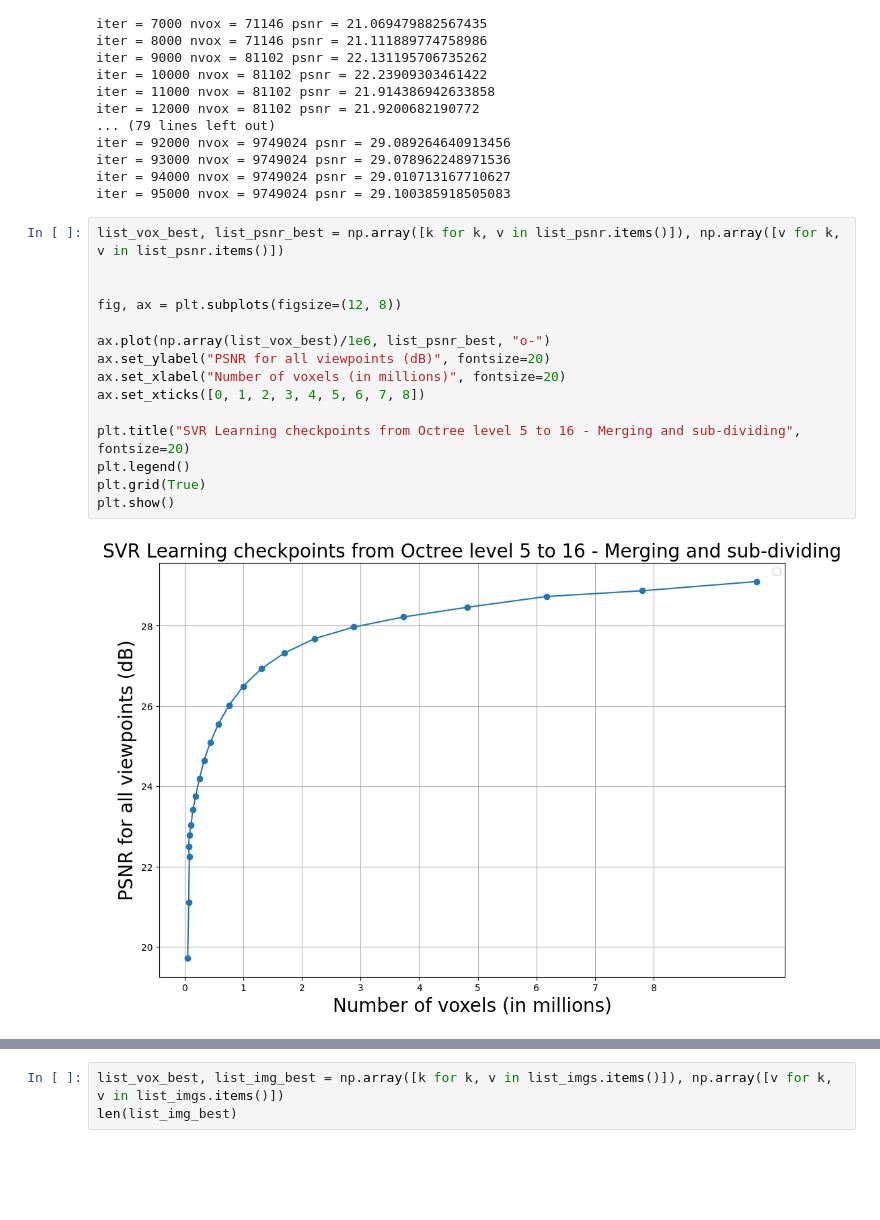
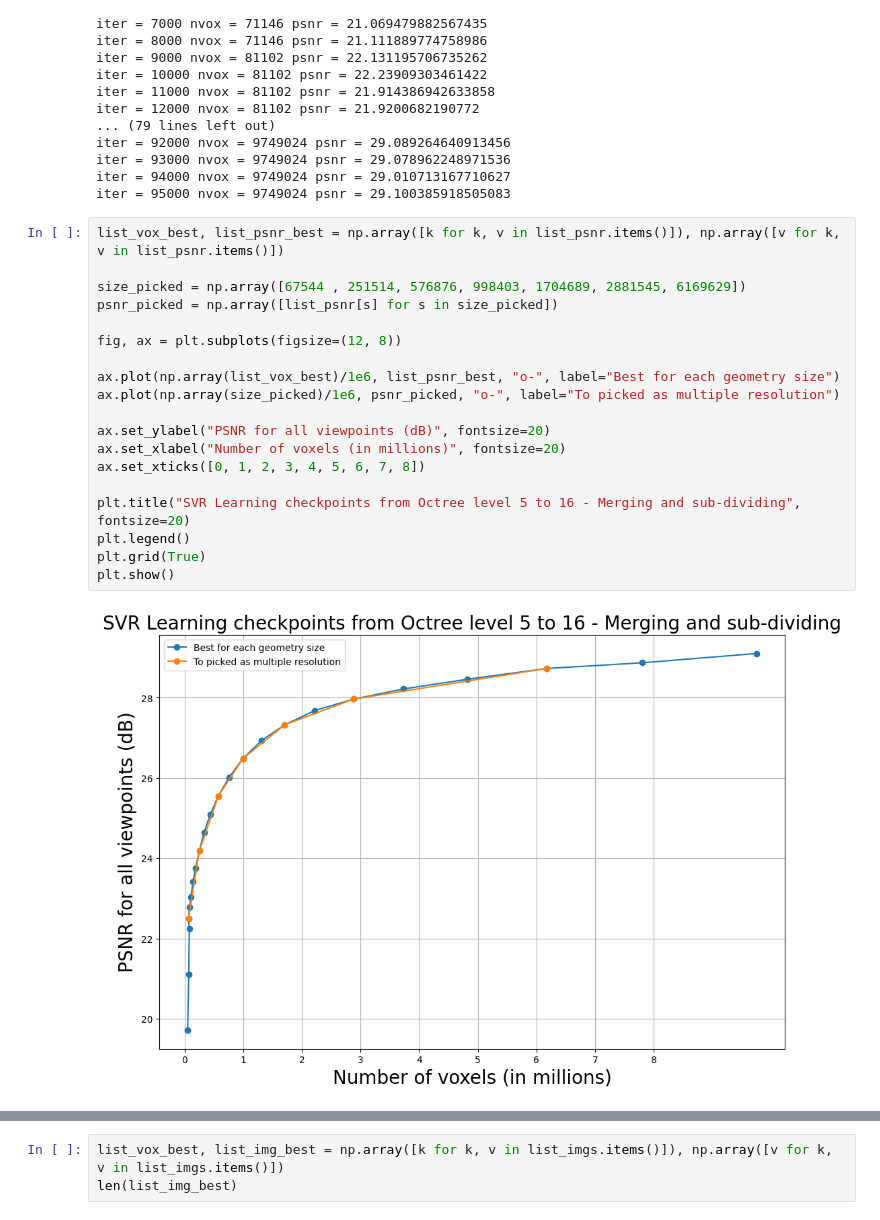
Before and after one commit to tamthuc1995/Differentiable3DPC-Decompression-and-Rendering, a Jupyter notebook: notebooks/003-learn-3D-scene.ipynb, the cells around one changed output, grey strips where cells are left out. Saved outputs shown, nothing was run; the diff lists cells and outputs as text; blank space fills up the shorter version.

```diff
--- a/notebooks/003-learn-3D-scene.ipynb
+++ b/notebooks/003-learn-3D-scene.ipynb
@@ -251,18 +251,22 @@ iter = 95000 nvox = 9749024 psnr = 29.100385918505083
 # %%
 list_vox_best, list_psnr_best = np.array([k for k, v in list_psnr.items()]), np.array([v for k, v in list_psnr.items()])
 
+size_picked = np.array([67544 , 251514, 576876, 998403, 1704689, 2881545, 6169629])
+psnr_picked = np.array([list_psnr[s] for s in size_picked])
 
 fig, ax = plt.subplots(figsize=(12, 8))
 
-ax.plot(np.array(list_vox_best)/1e6, list_psnr_best, "o-")
+ax.plot(np.array(list_vox_best)/1e6, list_psnr_best, "o-", label="Best for each geometry size")
+ax.plot(np.array(size_picked)/1e6, psnr_picked, "o-", label="To picked as multiple resolution")
+
 ax.set_ylabel("PSNR for all viewpoints (dB)", fontsize=20)
 ax.set_xlabel("Number of voxels (in millions)", fontsize=20)
 ax.set_xticks([0, 1, 2, 3, 4, 5, 6, 7, 8])
 
 plt.title("SVR Learning checkpoints from Octree level 5 to 16 - Merging and sub-dividing", fontsize=20)
 plt.legend()
 plt.grid(True)
 plt.show()
 # %% [output]
-[figure, old version]
+[figure, new version]
 # %%
```
Also changed, not shown: parts of 3 cells of this notebook, 2 other files.
